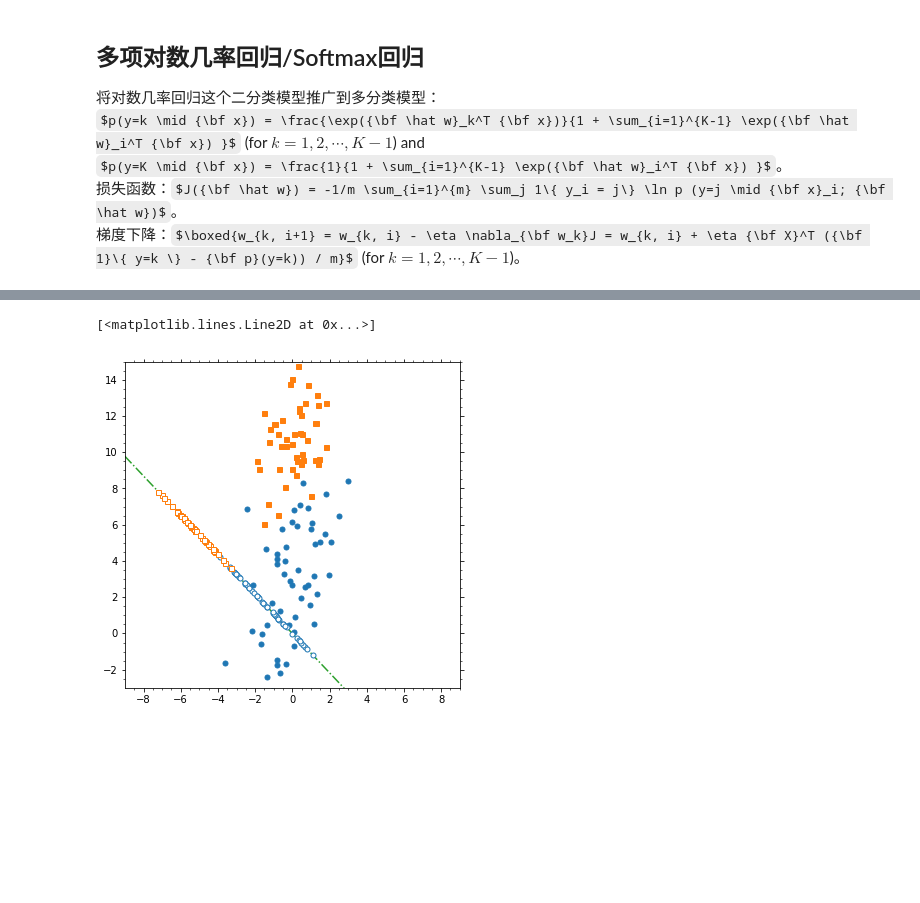
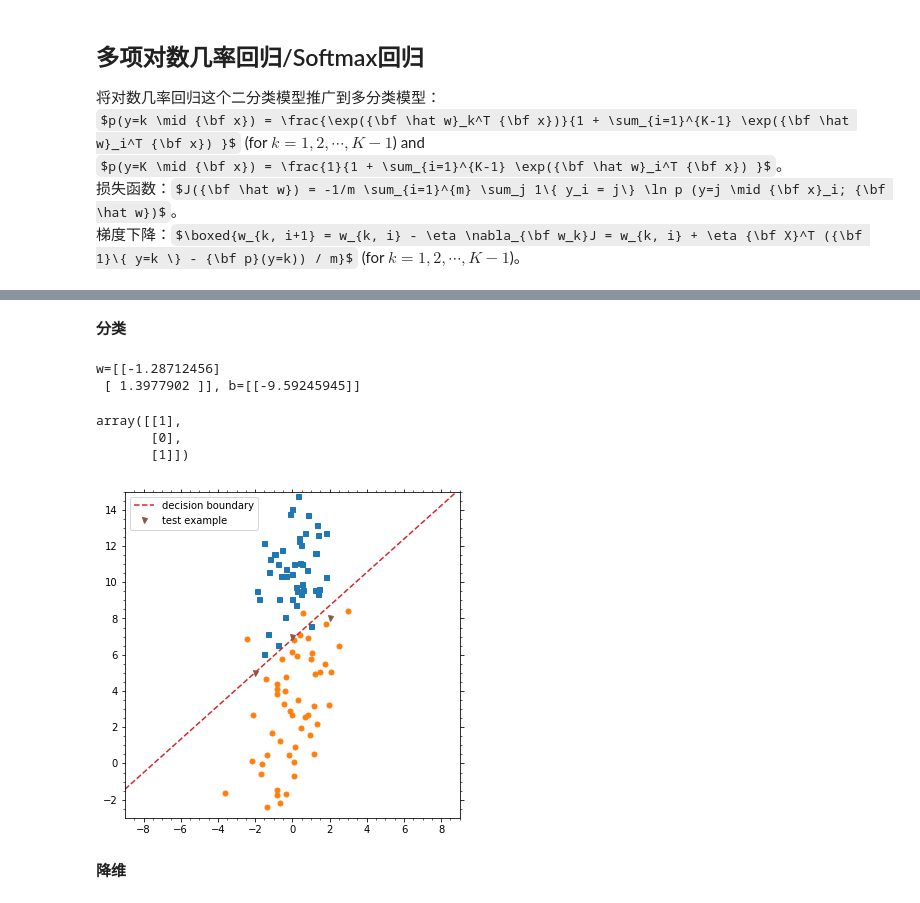
Before and after one commit to szqtc/MyMachineLearningNotes, a Jupyter notebook: 1_LinearModel.ipynb, the cells around one changed output, grey strips where cells are left out. Drawn from its saved outputs; the diff is of its cells as text; code cells hidden in the pictures; some formulas as TeX source; blank space fills up the shorter version.

```diff
--- a/1_LinearModel.ipynb
+++ b/1_LinearModel.ipynb
@@ -828,21 +853,36 @@ w^star =  [-0.01313392  0.01426317]
-# %%
-fg2, ax2 = plt.subplots(figsize=(6, 6))
-ax2.plot(X2_1[:, 0], X2_1[:, 1], marker='o', ms=5, c='C0', ls='None')
-ax2.plot(X2_0[:, 0], X2_0[:, 1], marker='s', ms=5, c='C1', ls='None')
-
-# the line to project, let (x-0)/w0 = (y-0)/w1
-ax2.set_xlim([-9, 9])
-ax2.set_ylim([-3, 15])
-xrange = np.array(ax2.get_xlim())
-yrange = w_star[1]/w_star[0]*xrange
-ax2.plot(xrange, yrange, ls='-.', c='C2')
-
-# points projected to the line
-w_star_norm = w_star/np.sqrt((w_star**2).sum())
-X2_0_proj = (X2_0@w_star_norm).reshape(-1, 1) * w_star_norm
-X2_1_proj = (X2_1@w_star_norm).reshape(-1, 1) * w_star_norm
-ax2.plot(X2_1_proj[:, 0], X2_1_proj[:, 1], marker='o', ms=5, c='C0', mfc='w', ls='None')
-ax2.plot(X2_0_proj[:, 0], X2_0_proj[:, 1], marker='s', ms=5, c='C1', mfc='w', ls='None')
-# %% [output]
-[<matplotlib.lines.Line2D at 0x...>]
-[figure, removed]
+# %% [markdown]
+**分类**
+# %%
+# descriminant functions
+b_delta0 = - 0.5 * mu0@Sw_inv@mu0.T + np.log(pi0)
+b_delta1 = - 0.5 * mu1@Sw_inv@mu1.T + np.log(pi1)
+
+delta0 = lambda X: X@Sw_inv@mu0.T + b_delta0
+delta1 = lambda X: X@Sw_inv@mu1.T + b_delta1
+# %%
+# decision boundary: x.T @ w_db + b_db = 0
+w_db = Sw_inv@(mu0-mu1).T
+b_db = b_delta0 - b_delta1
+print('w={}, b={}'.format(w_db, b_db))
+# %% [output]
+w=[[-1.28712456]
+ [ 1.3977902 ]], b=[[-9.59245945]]
+# %%
+# classify test
+X2_test = np.array([[-2., 5.], [0., 7.], [2., 8.]])
+y2_test_pred = np.where( delta0(X2_test)>delta1(X2_test), 0, 1).reshape(-1, 1)
+y2_test_pred
+# %% [output]
+array([[1],
+       [0],
+       [1]])
+# %%
+x_pl = np.array([xmin, xmax])
+ax2.plot(x_pl, (-b_db[0, 0]-w_db[0, 0]*x_pl)/w_db[1, 0], ls='--', c='C3', label='decision boundary')
+ax2.plot(X2_test[:, 0], X2_test[:, 1], marker='v', c='C5', ms=5, ls='None', label='test example')
+ax2.legend()
+fg2
+# %% [output]
+[figure, added]
+# %% [markdown]
+**降维**
```
Also changed, not shown: parts of 31 cells of this notebook, 4 other files.
